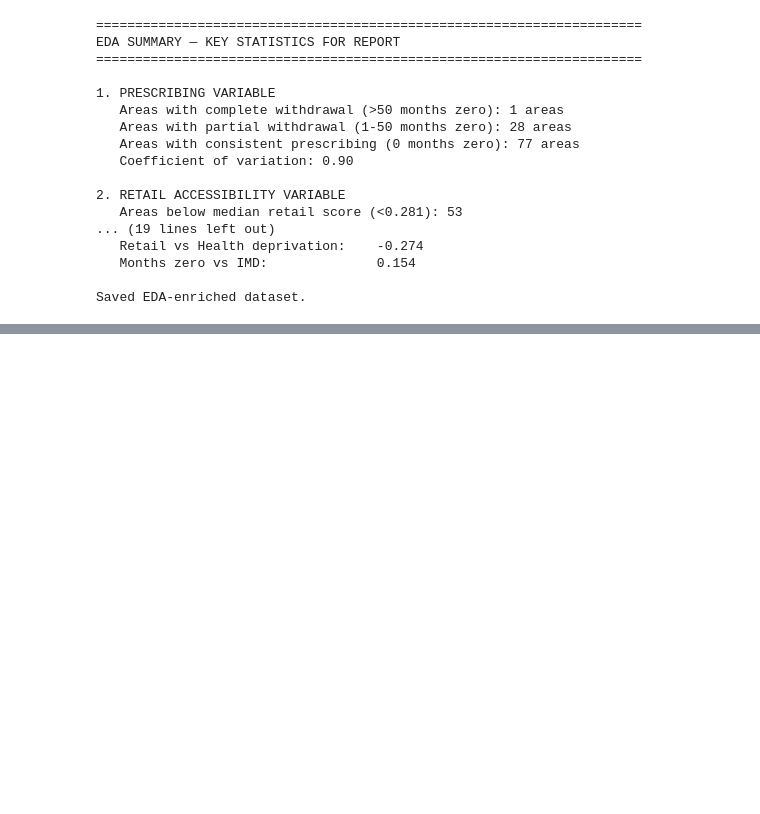
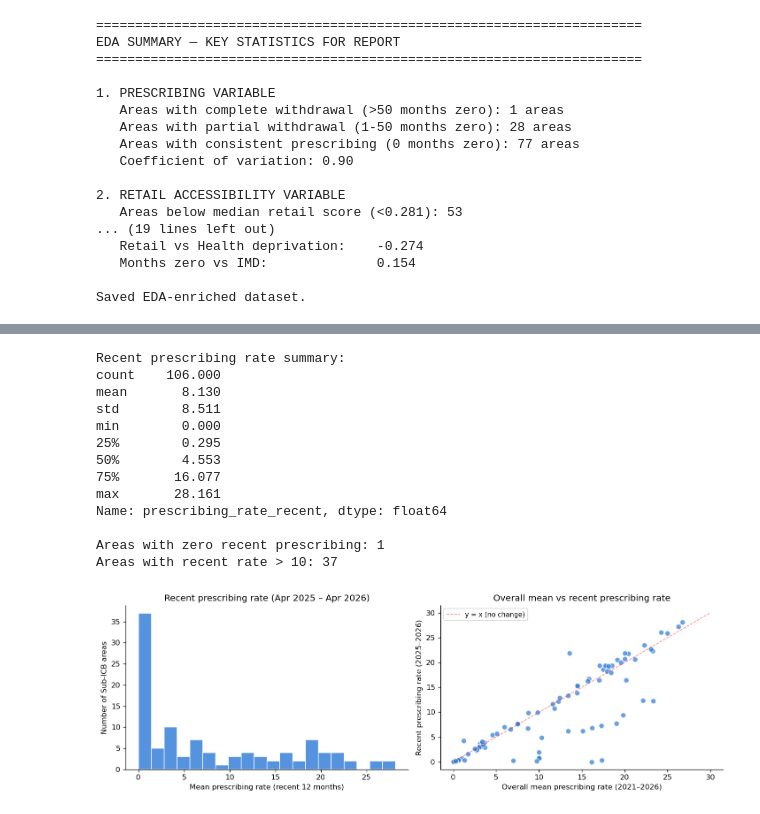
Before and after one commit to namraasghar/gluten-free-spatial-inequality, a Jupyter notebook: notebooks/02_EDA.ipynb, the cells around one changed output, grey strips where cells are left out. Drawn from its saved outputs; the diff is of its cells as text; code cells hidden in the pictures; blank space fills up the shorter version.

Commit message:
EDA updated with final variables: recent prescribing, weighted IMD, all figures regenerated

```diff
--- a/notebooks/02_EDA.ipynb
+++ b/notebooks/02_EDA.ipynb
@@ -470,0 +616,45 @@ Saved EDA-enriched dataset.
+# %%
+df_final = pd.read_csv(r'C:\Users\namra\gluten-free-spatial-inequality\data\processed\analytical_dataset_final.csv')
+
+print("Recent prescribing rate summary:")
+print(df_final['prescribing_rate_recent'].describe().round(3))
+print(f"\nAreas with zero recent prescribing: {(df_final['prescribing_rate_recent'] == 0).sum()}")
+print(f"Areas with recent rate > 10: {(df_final['prescribing_rate_recent'] > 10).sum()}")
+
+import matplotlib.pyplot as plt
+fig, axes = plt.subplots(1, 2, figsize=(12, 4))
+
+axes[0].hist(df_final['prescribing_rate_recent'], bins=20,
+             color='#2a78d6', alpha=0.8, edgecolor='white')
+axes[0].set_title('Recent prescribing rate (Apr 2025 – Apr 2026)')
+axes[0].set_xlabel('Mean prescribing rate (recent 12 months)')
+axes[0].set_ylabel('Number of Sub-ICB areas')
+
+axes[1].scatter(df_final['prescribing_rate_mean'],
+                df_final['prescribing_rate_recent'],
+                alpha=0.7, color='#2a78d6', s=50, edgecolors='white')
+axes[1].plot([0, 30], [0, 30], 'r--', linewidth=1, alpha=0.5, label='y = x (no change)')
+axes[1].set_xlabel('Overall mean prescribing rate (2021–2026)')
+axes[1].set_ylabel('Recent prescribing rate (2025–2026)')
+axes[1].set_title('Overall mean vs recent prescribing rate')
+axes[1].legend(fontsize=9)
+
+plt.tight_layout()
+plt.savefig(r'C:\Users\namra\gluten-free-spatial-inequality\outputs\figures\06_recent_vs_mean_prescribing.png',
+            bbox_inches='tight', dpi=150)
+plt.show()
+# %% [output]
+Recent prescribing rate summary:
+count    106.000
+mean       8.130
+std        8.511
+min        0.000
+25%        0.295
+50%        4.553
+75%       16.077
+max       28.161
+Name: prescribing_rate_recent, dtype: float64
+
+Areas with zero recent prescribing: 1
+Areas with recent rate > 10: 37
+[figure, added]
```
Also changed, not shown: parts of 5 cells of this notebook, 4 other files.
